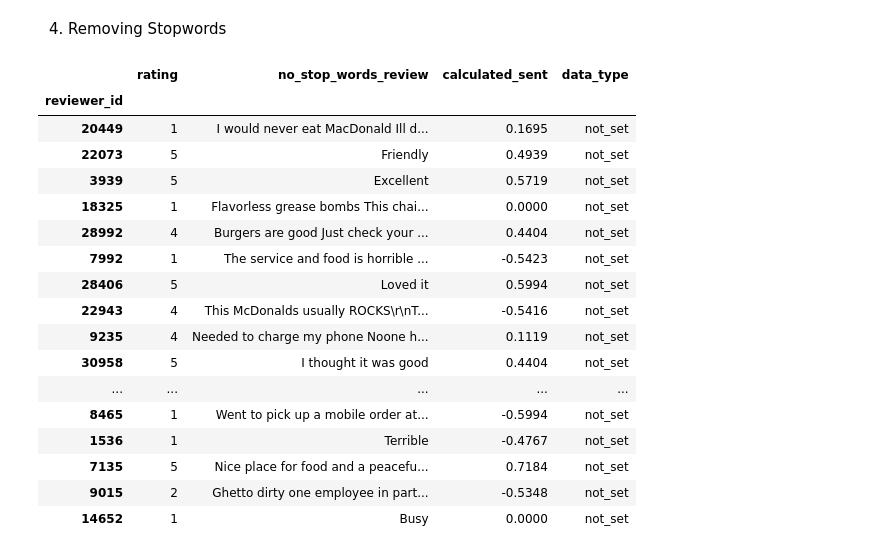
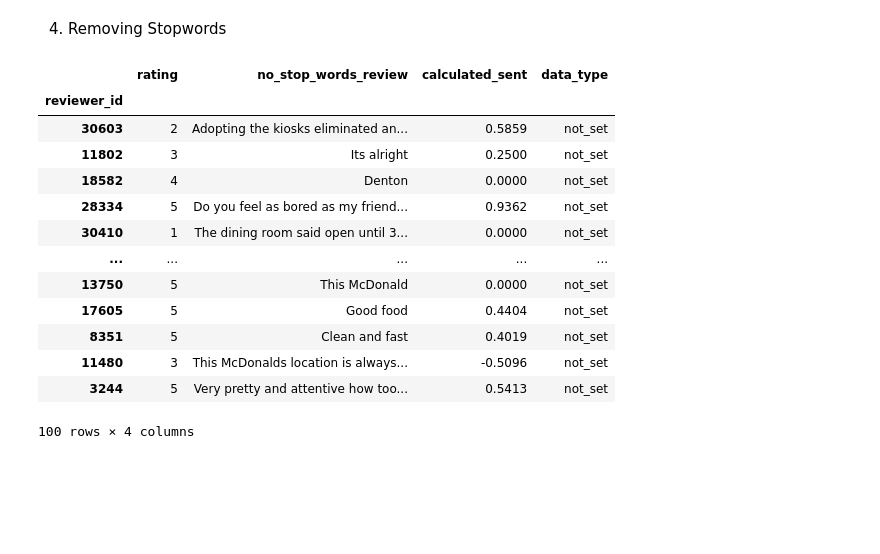
Before and after one commit to niannianwang/Applying-BERT-in-predicting-customer-review-rating-for-future-labeling, a Jupyter notebook: notebook.ipynb, the cells around one changed output. Drawn from its saved outputs; the diff is of its cells as text; code cells hidden in the pictures; blank space fills up the shorter version.

```diff
--- a/notebook.ipynb
+++ b/notebook.ipynb
@@ -151,36 +151,32 @@ def sentimentation(sentences):
 
         return sentiment['compound']
 # %%
-df_sentiment_nostop_keywords = df_nostop_keywords.sample(n=50)
+df_sentiment_nostop_keywords = df_nostop_keywords.sample(n=100)
 
 df = df_sentiment_nostop_keywords.assign(calculated_sent = df_sentiment_nostop_keywords.get("no_stop_words_review").apply(sentimentation))
 x = np.array(df.get("no_stop_words_review"))
 y = np.array(df.get("rating"))
 X_train, X_test, y_train, y_test = train_test_split(x, y, test_size=0.50, stratify=y)#change back to 0.20
 df['data_type'] = ['not_set']*df.shape[0]
 #df.loc[X_train, 'data_type'] = 'train'
 # df.loc[X_val, 'data_type'] = 'test'
 df
 # df.groupby(['Conference', 'label', 'data_type']).count()
 # %% [output]
 |  | rating | no_stop_words_review | calculated_sent | data_type |
 | reviewer_id |  |  |  |  |
-| 20449 | 1 | I would never eat MacDonald Ill d... | 0.1695 | not_set |
-| 22073 | 5 | Friendly | 0.4939 | not_set |
-| 3939 | 5 | Excellent | 0.5719 | not_set |
-| 18325 | 1 | Flavorless grease bombs This chai... | 0.0000 | not_set |
-| 28992 | 4 | Burgers are good Just check your ... | 0.4404 | not_set |
-| 7992 | 1 | The service and food is horrible ... | -0.5423 | not_set |
-| 28406 | 5 | Loved it | 0.5994 | not_set |
-| 22943 | 4 | This McDonalds usually ROCKS\r\nT... | -0.5416 | not_set |
-| 9235 | 4 | Needed to charge my phone Noone h... | 0.1119 | not_set |
-| 30958 | 5 | I thought it was good | 0.4404 | not_set |
+| 30603 | 2 | Adopting the kiosks eliminated an... | 0.5859 | not_set |
+| 11802 | 3 | Its alright | 0.2500 | not_set |
+| 18582 | 4 | Denton | 0.0000 | not_set |
+| 28334 | 5 | Do you feel as bored as my friend... | 0.9362 | not_set |
+| 30410 | 1 | The dining room said open until 3... | 0.0000 | not_set |
 | ... | ... | ... | ... | ... |
-| 8465 | 1 | Went to pick up a mobile order at... | -0.5994 | not_set |
-| 1536 | 1 | Terrible | -0.4767 | not_set |
-| 7135 | 5 | Nice place for food and a peacefu... | 0.7184 | not_set |
-| 9015 | 2 | Ghetto dirty one employee in part... | -0.5348 | not_set |
-| 14652 | 1 | Busy | 0.0000 | not_set |
+| 13750 | 5 | This McDonald | 0.0000 | not_set |
+| 17605 | 5 | Good food | 0.4404 | not_set |
+| 8351 | 5 | Clean and fast | 0.4019 | not_set |
+| 11480 | 3 | This McDonalds location is always... | -0.5096 | not_set |
+| 3244 | 5 | Very pretty and attentive how too... | 0.5413 | not_set |
+100 rows × 4 columns
 # %%
 # df_rating_stratfied = df_nostop_keywords.set_index()[df_nostop_keywords.get("rating") == 1]
 # df_rating_stratified
```
Also changed, not shown: 1 other file.
